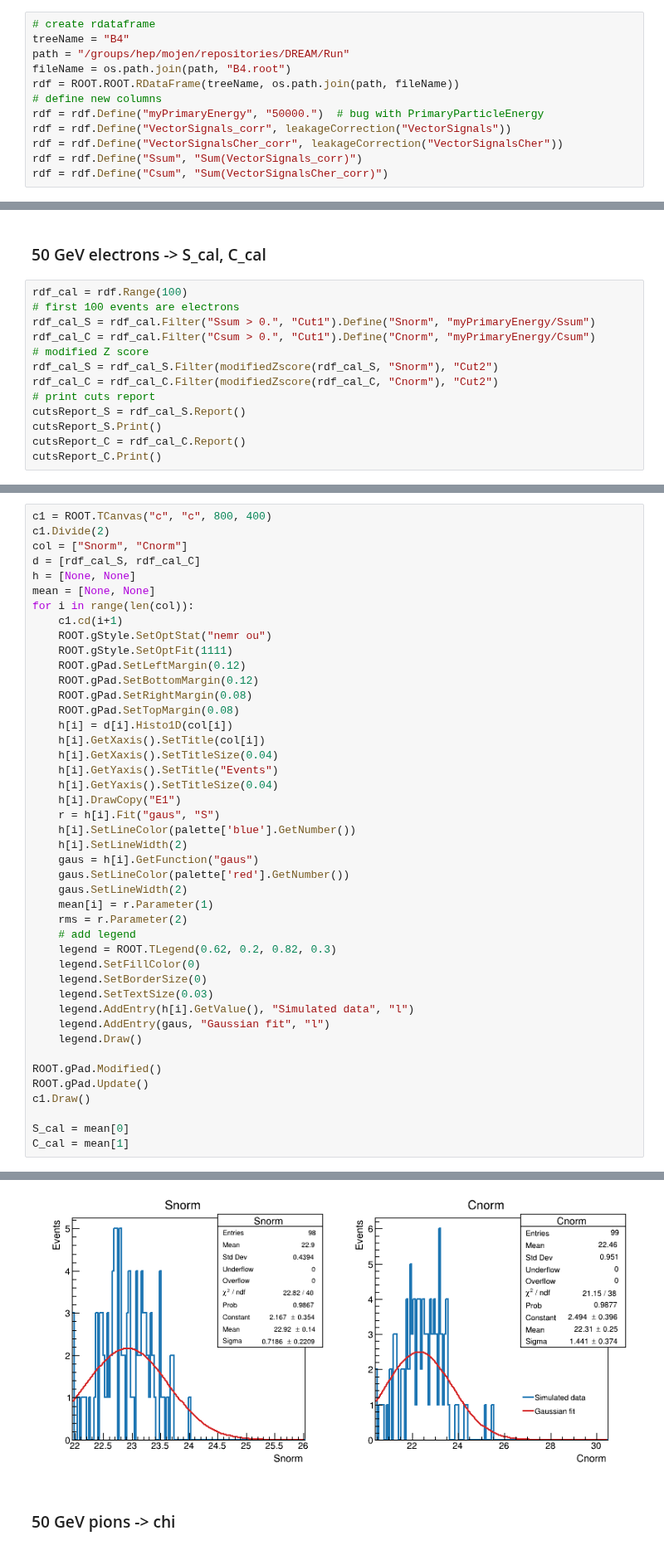
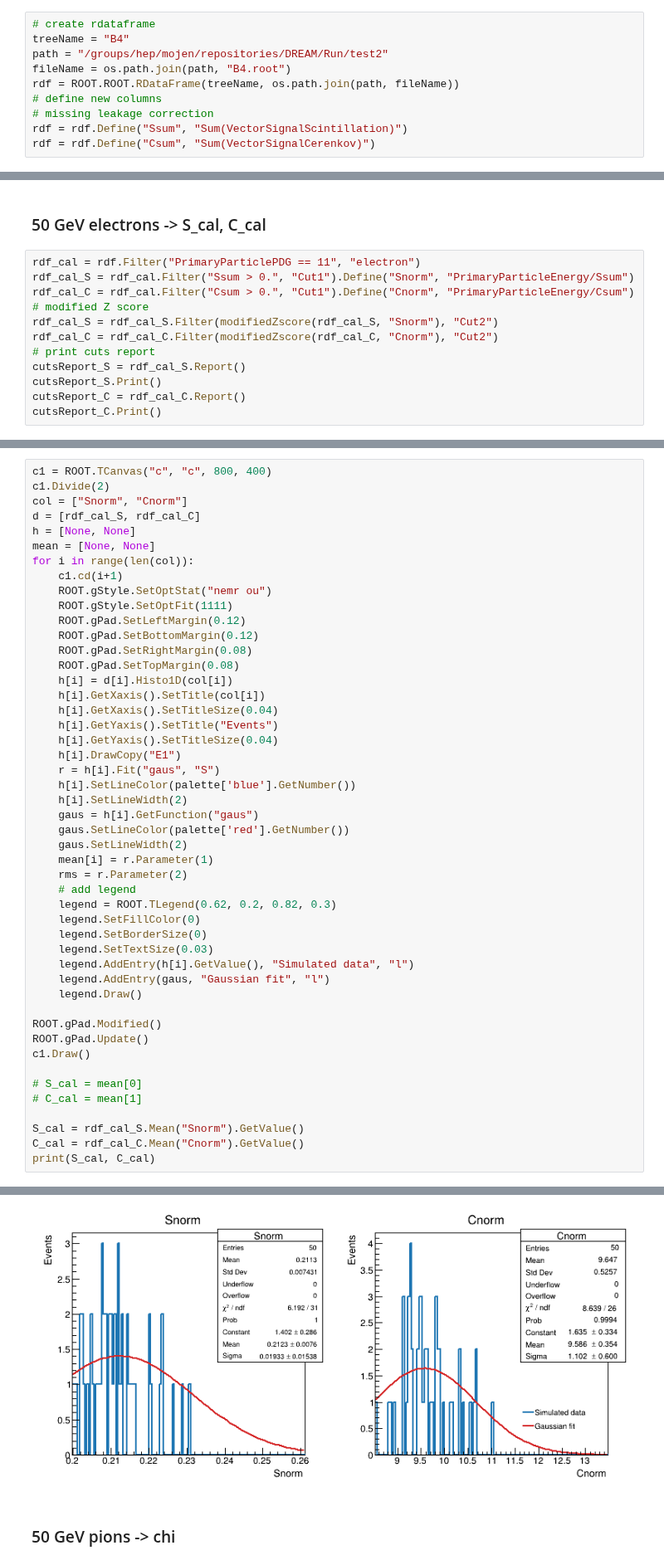
Before and after one commit to mollyhjorthjensen/DREAM, a Jupyter notebook: Analysis/validation.ipynb, the cells around one changed output, grey strips where cells are left out. Shown at 83% size. Saved outputs shown, nothing was run; the diff lists cells and outputs as text.

```diff
--- a/Analysis/validation.ipynb
+++ b/Analysis/validation.ipynb
@@ -31,12 +31,10 @@ def modifiedZscore(rdf, col, D=3.5):
 # %%
 # create rdataframe
 treeName = "B4"
-path = "/groups/hep/mojen/repositories/DREAM/Run"
+path = "/groups/hep/mojen/repositories/DREAM/Run/test2"
 fileName = os.path.join(path, "B4.root")
 rdf = ROOT.ROOT.RDataFrame(treeName, os.path.join(path, fileName))
 # define new columns
-rdf = rdf.Define("myPrimaryEnergy", "50000.")  # bug with PrimaryParticleEnergy
-rdf = rdf.Define("VectorSignals_corr", leakageCorrection("VectorSignals"))
-rdf = rdf.Define("VectorSignalsCher_corr", leakageCorrection("VectorSignalsCher"))
-rdf = rdf.Define("Ssum", "Sum(VectorSignals_corr)")
-rdf = rdf.Define("Csum", "Sum(VectorSignalsCher_corr)")
+# missing leakage correction
+rdf = rdf.Define("Ssum", "Sum(VectorSignalScintillation)")
+rdf = rdf.Define("Csum", "Sum(VectorSignalCerenkov)")
@@ -45,10 +62,9 @@ rdf = rdf.Define("Csum", "Sum(VectorSignalsCher_corr)")
 # %% [markdown]
 ### 50 GeV electrons -> S_cal, C_cal
 # %%
-rdf_cal = rdf.Range(100)
-# first 100 events are electrons
-rdf_cal_S = rdf_cal.Filter("Ssum > 0.", "Cut1").Define("Snorm", "myPrimaryEnergy/Ssum")
-rdf_cal_C = rdf_cal.Filter("Csum > 0.", "Cut1").Define("Cnorm", "myPrimaryEnergy/Csum")
+rdf_cal = rdf.Filter("PrimaryParticlePDG == 11", "electron")
+rdf_cal_S = rdf_cal.Filter("Ssum > 0.", "Cut1").Define("Snorm", "PrimaryParticleEnergy/Ssum")
+rdf_cal_C = rdf_cal.Filter("Csum > 0.", "Cut1").Define("Cnorm", "PrimaryParticleEnergy/Csum")
 # modified Z score
 rdf_cal_S = rdf_cal_S.Filter(modifiedZscore(rdf_cal_S, "Snorm"), "Cut2")
 rdf_cal_C = rdf_cal_C.Filter(modifiedZscore(rdf_cal_C, "Cnorm"), "Cut2")
@@ -104,6 +122,10 @@ ROOT.gPad.Modified()
 ROOT.gPad.Update()
 c1.Draw()
 
-S_cal = mean[0]
-C_cal = mean[1]
+# S_cal = mean[0]
+# C_cal = mean[1]
+
+S_cal = rdf_cal_S.Mean("Snorm").GetValue()
+C_cal = rdf_cal_C.Mean("Cnorm").GetValue()
+print(S_cal, C_cal)
 # %% [output]
@@ -124,4 +147,4 @@ C_cal = mean[1]
-[figure, old version]
+[figure, new version]
 # %% [markdown]
 ### 50 GeV pions -> chi
 # %% [markdown]
```
Also changed, not shown: parts of 17 cells of this notebook.
